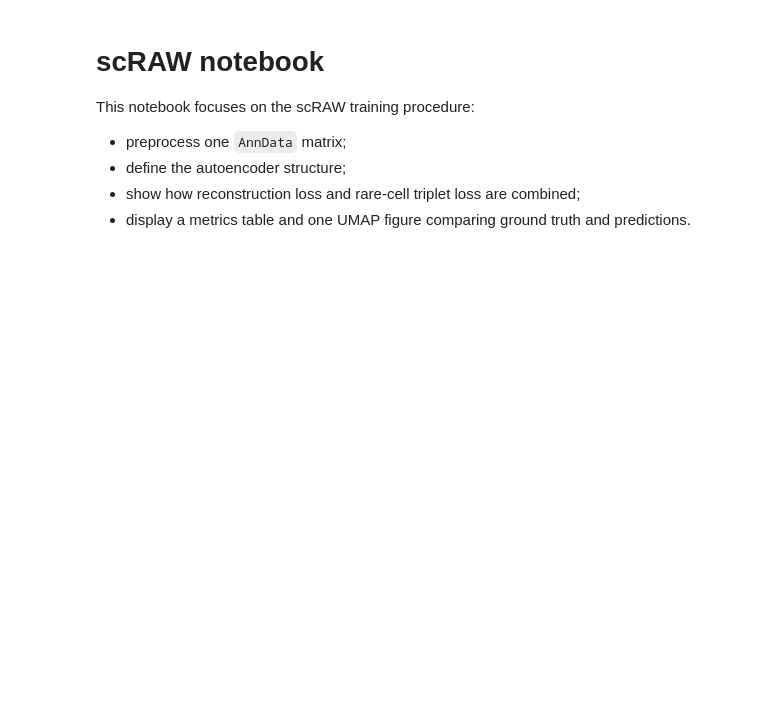
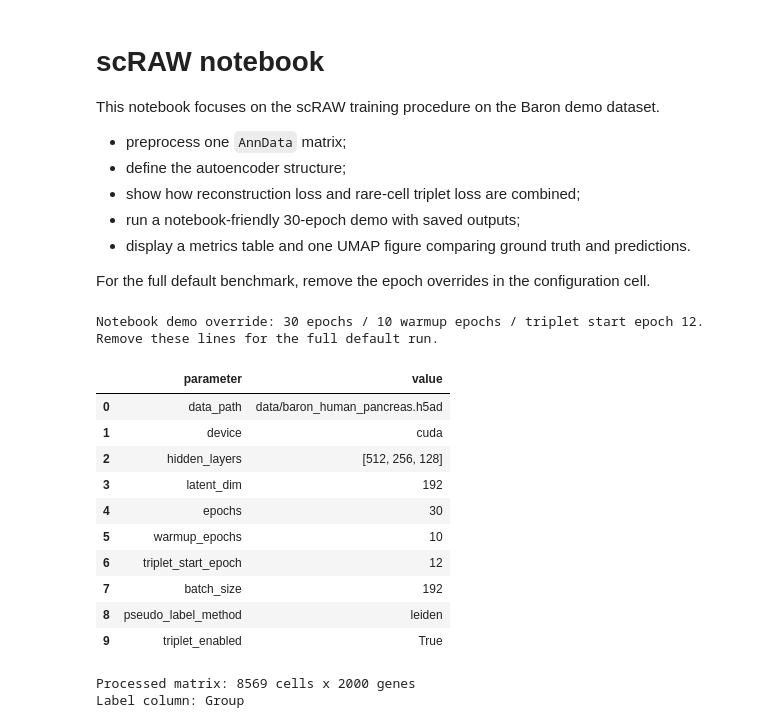
Before and after one commit to Fabienbdt/scRAW, a Jupyter notebook: notebooks/scraw_demo.ipynb, the cells around one changed output. Cells and saved outputs as stored; diff of their text form; code cells hidden in the pictures; blank space fills up the shorter version.

Commit message:
Polish notebook demo and add training progress logs

```diff
--- a/notebooks/scraw_demo.ipynb
+++ b/notebooks/scraw_demo.ipynb
@@ -1,10 +1,13 @@
 # %% [markdown]
 # scRAW notebook
 
-This notebook focuses on the scRAW training procedure:
+This notebook focuses on the scRAW training procedure on the Baron demo dataset.
 
 - preprocess one `AnnData` matrix;
 - define the autoencoder structure;
 - show how reconstruction loss and rare-cell triplet loss are combined;
+- run a notebook-friendly 30-epoch demo with saved outputs;
 - display a metrics table and one UMAP figure comparing ground truth and predictions.
+
+For the full default benchmark, remove the epoch overrides in the configuration cell.
 # %%
@@ -61,29 +78,43 @@ def to_dense_float32(matrix):
 # %%
 config = load_config(ROOT / "configs" / "default_scraw.json")
 config.data.output_dir = str(ROOT / "results" / "notebook_demo")
 
-# Parameters to modify if needed.
-# config.data.data_path = ROOT / "data" / "your_dataset.h5ad"
-# config.data.label_key = "Group"
-# config.training.epochs = 30
-# config.training.warmup_epochs = 10
+# Notebook-friendly defaults for an interactive demo.
+config.training.epochs = 30
+config.training.warmup_epochs = 10
+config.triplet.start_epoch = 12
 
+print("Notebook demo override: 30 epochs / 10 warmup epochs / triplet start epoch 12. Remove these lines for the full default run.")
 display(
     pd.DataFrame(
         [
             ("data_path", config.data.data_path),
             ("device", config.runtime.device),
             ("hidden_layers", str(config.model.hidden_layers)),
             ("latent_dim", config.model.latent_dim),
             ("epochs", config.training.epochs),
             ("warmup_epochs", config.training.warmup_epochs),
+            ("triplet_start_epoch", config.triplet.start_epoch),
             ("batch_size", config.training.batch_size),
             ("pseudo_label_method", config.clustering.pseudo_label_method),
             ("triplet_enabled", config.triplet.enabled),
         ],
         columns=["parameter", "value"],
     )
 )
+# %% [output]
+Notebook demo override: 30 epochs / 10 warmup epochs / triplet start epoch 12. Remove these lines for the full default run.
+|  | parameter | value |
+| 0 | data_path | data/baron_human_pancreas.h5ad |
+| 1 | device | cuda |
+| 2 | hidden_layers | [512, 256, 128] |
+| 3 | latent_dim | 192 |
+| 4 | epochs | 30 |
+| 5 | warmup_epochs | 10 |
+| 6 | triplet_start_epoch | 12 |
+| 7 | batch_size | 192 |
+| 8 | pseudo_label_method | leiden |
+| 9 | triplet_enabled | True |
 # %%
 adata_raw = sc.read_h5ad(ROOT / config.data.data_path)
 label_key = detect_label_key(adata_raw, config.data.label_key)
@@ -97,3 +128,6 @@ if label_key is not None and label_key in adata_proc.obs.columns:
 
 print(f"Processed matrix: {X_proc.shape[0]} cells x {X_proc.shape[1]} genes")
 print(f"Label column: {label_key or 'none detected'}")
+# %% [output]
+Processed matrix: 8569 cells x 2000 genes
+Label column: Group
```
Also changed, not shown: parts of 10 cells of this notebook, 2 other files.
